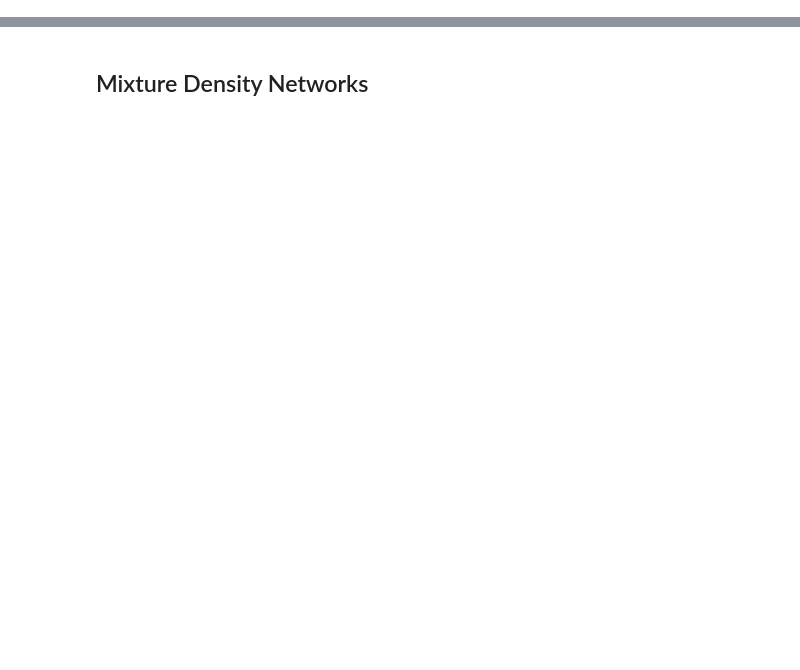
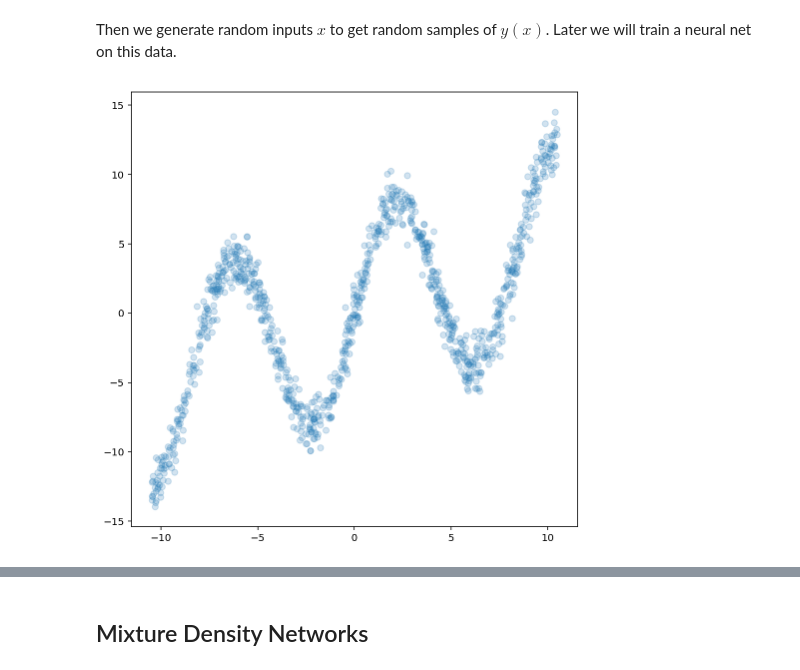
Before and after one commit to hardmaru/pytorch_notebooks, a Jupyter notebook: mixture_density_networks.ipynb, the cells around one changed output, grey strips where cells are left out. Cells and saved outputs as stored; diff of their text form; code cells hidden in the pictures; blank space fills up the shorter version.

```diff
--- a/mixture_density_networks.ipynb
+++ b/mixture_density_networks.ipynb
@@ -24,5 +0,0 @@ After importing the libraries, we generate the sinusoidal data we will train a n
-# %%
-NSAMPLE = 1000
-x_data = np.float32(np.random.uniform(-10.5, 10.5, (1, NSAMPLE))).T
-r_data = np.float32(np.random.normal(size=(NSAMPLE,1)))
-y_data = np.float32(np.sin(0.75*x_data)*7.0+x_data*0.5+r_data*1.0)
@@ -95,8 +0,0 @@ $x=7.0 \sin( 0.75 y) + 0.5 y+ \epsilon$
-# %%
-temp_data = x_data
-x_data = y_data
-y_data = temp_data
-
-plt.figure(figsize=(8, 8))
-plot_out = plt.plot(x_data,y_data,'ro',alpha=0.3)
-plt.show()
@@ -141,0 +26,17 @@ Our current model only predicts one output value for each input, so this approac
+# %% [markdown]
+Then we generate random inputs $x$ to get random samples of $y(x)$. Later we will train a neural net on this data.
+# %%
+def generate_data(n_samples):
+    epsilon = np.random.normal(size=(n_samples))
+    x_data = np.random.uniform(-10.5, 10.5, n_samples)
+    y_data = 7*np.sin(0.75*x_data) + 0.5*x_data + epsilon
+    return x_data, y_data
+
+n_samples = 1000
+x_data, y_data = generate_data(n_samples)
+# %%
+plt.figure(figsize=(8, 8))
+plt.scatter(x_data, y_data, alpha=0.2)
+plt.show()
+# %% [output]
+[figure, added]
```
Also changed, not shown: parts of 97 cells of this notebook.
